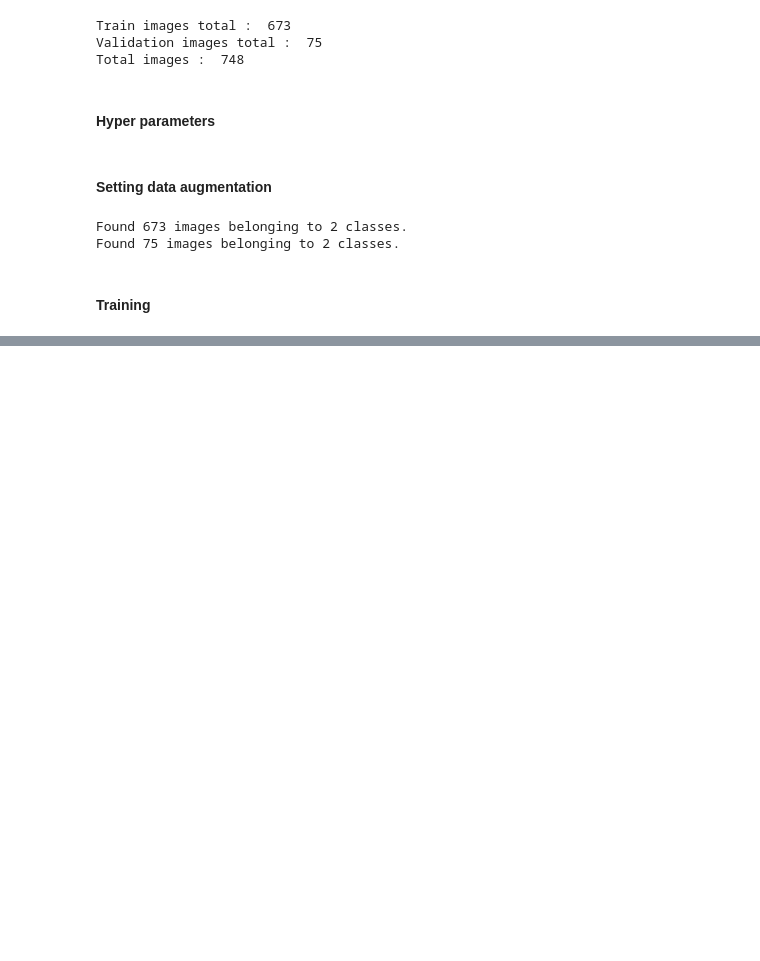
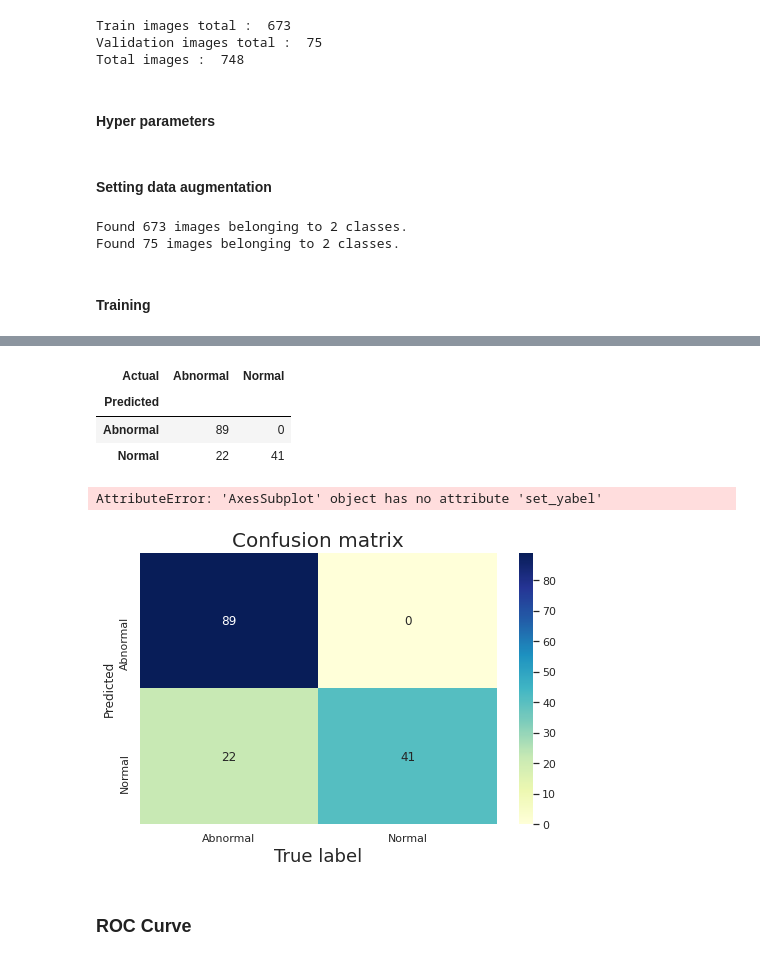
Before and after one commit to Peckkie/EfficientNet_USAI, a Jupyter notebook: Train_Normal_VS_ABnormal_FP-B.ipynb, the cells around one changed output, grey strips where cells are left out. Cells and saved outputs as stored; diff of their text form; code cells hidden in the pictures; blank space fills up the shorter version.

```diff
--- a/Train_Normal_VS_ABnormal_FP-B.ipynb
+++ b/Train_Normal_VS_ABnormal_FP-B.ipynb
@@ -343,0 +438,3 @@ KeyboardInterrupt
+# %%
+result = pd.DataFrame(results)
+result
@@ -343,0 +465,2 @@ KeyboardInterrupt
+# %%
+data_train = result
@@ -343,0 +483,3 @@ KeyboardInterrupt
+# %%
+act = data_train['2Actual'].array
+pred = data_train['3Predicted'].array
@@ -343,0 +510,32 @@ KeyboardInterrupt
+# %%
+data = {'Predicted' : pred, 'Actual': act}
+df = pd.DataFrame(data, columns=['Actual','Predicted'])
+conf_mat = pd.crosstab(df['Predicted'],df['Actual'],rownames=['Predicted'],colnames=['Actual'])
+conf_mat
+# %% [output]
+| Actual | Abnormal | Normal |
+| Predicted |  |  |
+| Abnormal | 89 | 0 |
+| Normal | 22 | 41 |
+# %%
+from sklearn.metrics import confusion_matrix
+import matplotlib.pyplot as plt
+cm = confusion_matrix(act, pred)
+
+import seaborn as sns
+sns.set()
+fig, ax = plt.subplots(figsize=(8, 5))
+
+ax = sns.heatmap(conf_mat, annot=True, fmt="d", cmap="YlGnBu") #Blues,Oranges,Reds
+ax.set_title('Confusion matrix',fontsize=20)
+ax.set_xlabel('True label',fontsize=18)
+ax.set_yabel('Predicted label',fontsize=18)
+
+
+# os.chdir( '/home/yupaporn/EfficientNet_USAI/')
+# plt.savefig('ConfusionMatrix.png')
+# %% [output]
+AttributeError: 'AxesSubplot' object has no attribute 'set_yabel'
+[figure, added]
+# %% [markdown]
+### ROC Curve
```
Also changed, not shown: parts of 30 cells of this notebook, 28 other files.
